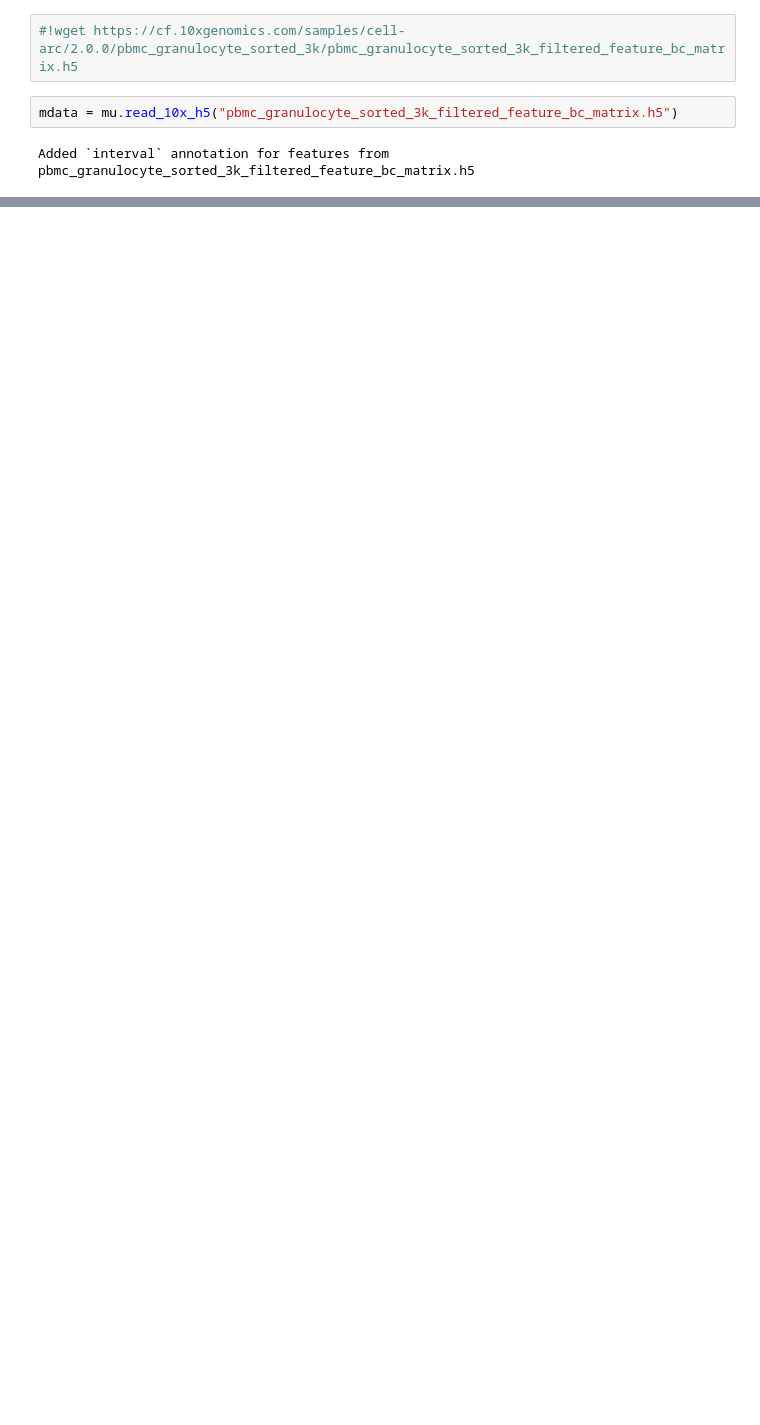
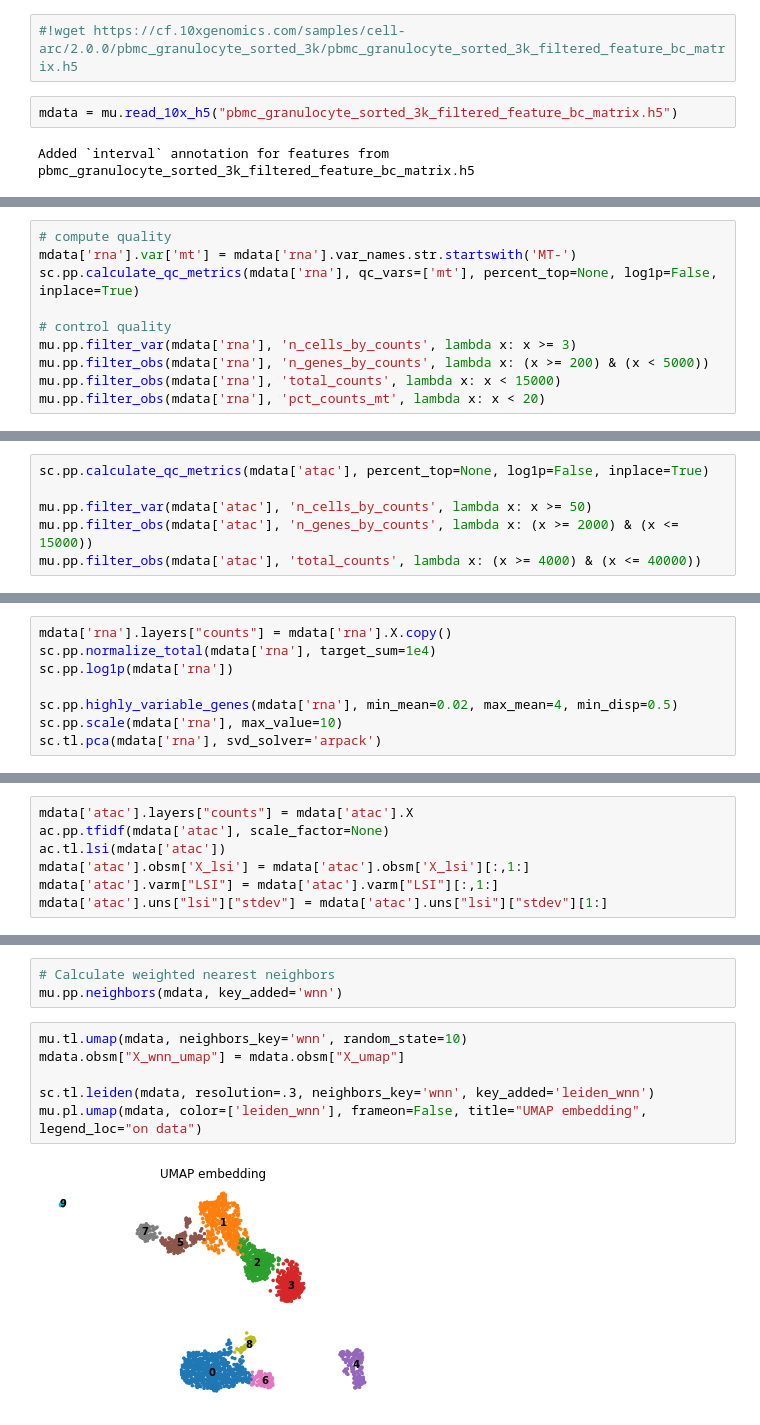
Before and after one commit to pinellolab/pychromVAR, a Jupyter notebook: tutorial/tutorial.ipynb, the cells around one changed output, grey strips where cells are left out. Drawn from its saved outputs; the diff is of its cells as text; blank space fills up the shorter version.

```diff
--- a/tutorial/tutorial.ipynb
+++ b/tutorial/tutorial.ipynb
@@ -90,0 +21,10 @@ Wall time: 3min 48s
+# %%
+# compute quality
+mdata['rna'].var['mt'] = mdata['rna'].var_names.str.startswith('MT-')
+sc.pp.calculate_qc_metrics(mdata['rna'], qc_vars=['mt'], percent_top=None, log1p=False, inplace=True)
+
+# control quality
+mu.pp.filter_var(mdata['rna'], 'n_cells_by_counts', lambda x: x >= 3)
+mu.pp.filter_obs(mdata['rna'], 'n_genes_by_counts', lambda x: (x >= 200) & (x < 5000))
+mu.pp.filter_obs(mdata['rna'], 'total_counts', lambda x: x < 15000)
+mu.pp.filter_obs(mdata['rna'], 'pct_counts_mt', lambda x: x < 20)
@@ -90,0 +33,6 @@ Wall time: 3min 48s
+# %%
+sc.pp.calculate_qc_metrics(mdata['atac'], percent_top=None, log1p=False, inplace=True)
+
+mu.pp.filter_var(mdata['atac'], 'n_cells_by_counts', lambda x: x >= 50)
+mu.pp.filter_obs(mdata['atac'], 'n_genes_by_counts', lambda x: (x >= 2000) & (x <= 15000))
+mu.pp.filter_obs(mdata['atac'], 'total_counts', lambda x: (x >= 4000) & (x <= 40000))
@@ -90,0 +44,8 @@ Wall time: 3min 48s
+# %%
+mdata['rna'].layers["counts"] = mdata['rna'].X.copy()
+sc.pp.normalize_total(mdata['rna'], target_sum=1e4)
+sc.pp.log1p(mdata['rna'])
+
+sc.pp.highly_variable_genes(mdata['rna'], min_mean=0.02, max_mean=4, min_disp=0.5)
+sc.pp.scale(mdata['rna'], max_value=10)
+sc.tl.pca(mdata['rna'], svd_solver='arpack')
@@ -90,0 +54,7 @@ Wall time: 3min 48s
+# %%
+mdata['atac'].layers["counts"] = mdata['atac'].X
+ac.pp.tfidf(mdata['atac'], scale_factor=None)
+ac.tl.lsi(mdata['atac'])
+mdata['atac'].obsm['X_lsi'] = mdata['atac'].obsm['X_lsi'][:,1:]
+mdata['atac'].varm["LSI"] = mdata['atac'].varm["LSI"][:,1:]
+mdata['atac'].uns["lsi"]["stdev"] = mdata['atac'].uns["lsi"]["stdev"][1:]
@@ -90,0 +66,11 @@ Wall time: 3min 48s
+# %%
+# Calculate weighted nearest neighbors
+mu.pp.neighbors(mdata, key_added='wnn')
+# %%
+mu.tl.umap(mdata, neighbors_key='wnn', random_state=10)
+mdata.obsm["X_wnn_umap"] = mdata.obsm["X_umap"]
+
+sc.tl.leiden(mdata, resolution=.3, neighbors_key='wnn', key_added='leiden_wnn')
+mu.pl.umap(mdata, color=['leiden_wnn'], frameon=False, title="UMAP embedding", legend_loc="on data")
+# %% [output]
+[figure, added]
```
Also changed, not shown: parts of 31 cells of this notebook, 5 other files.
